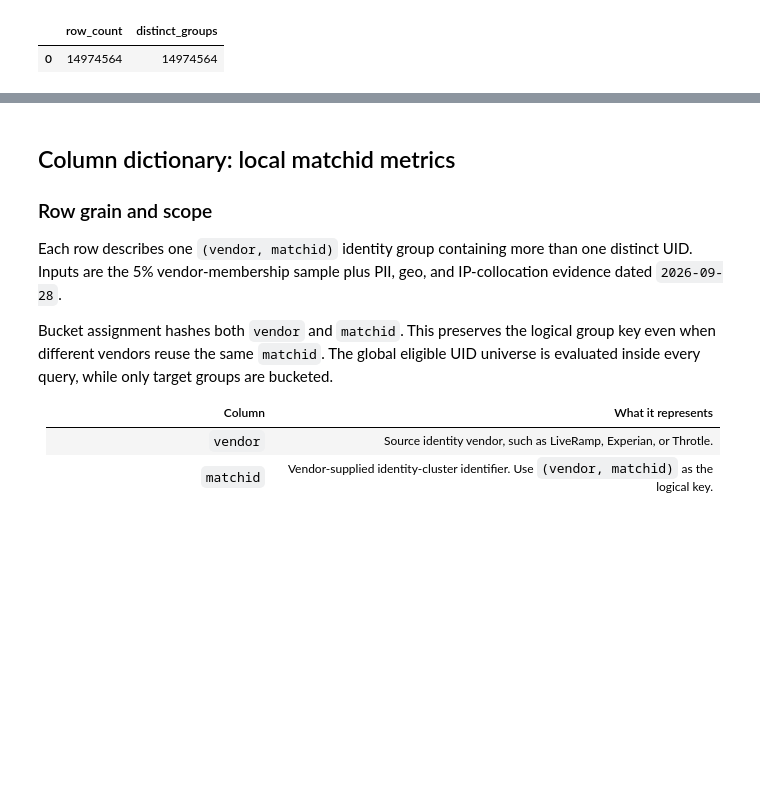
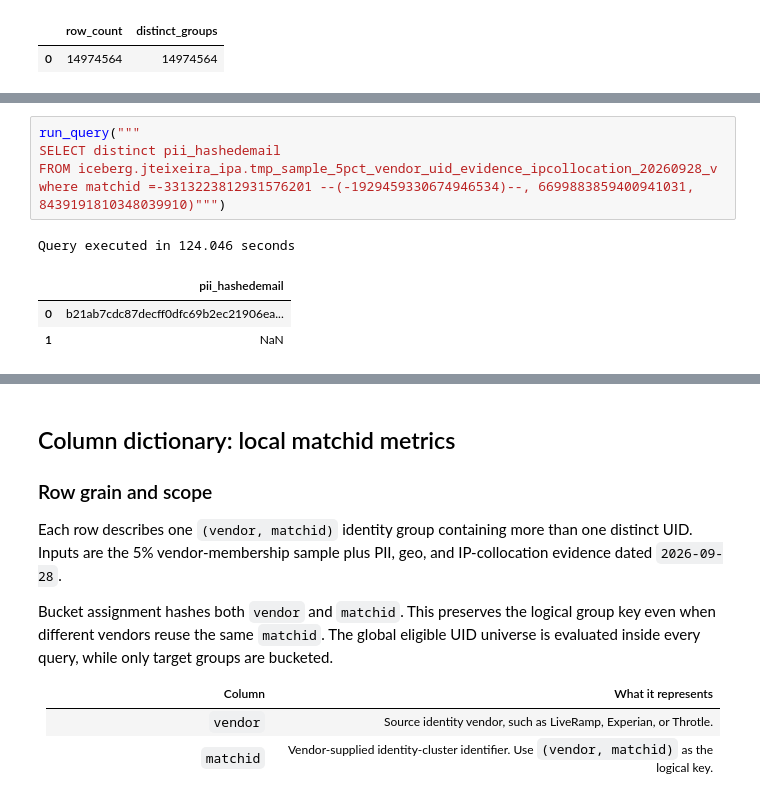
Before and after one commit to pp-jteixeira/nscreen-identity-resolution, a Jupyter notebook: vendor_quality_measurement/vendor_cookie_crossvalidation.ipynb, the cells around one changed output, grey strips where cells are left out. Saved outputs shown, nothing was run; the diff lists cells and outputs as text; blank space fills up the shorter version.

```diff
--- a/vendor_quality_measurement/vendor_cookie_crossvalidation.ipynb
+++ b/vendor_quality_measurement/vendor_cookie_crossvalidation.ipynb
@@ -989,0 +935,10 @@ where n_npi>=10 limit 100"""
+# %%
+run_query("""
+SELECT distinct pii_hashedemail
+FROM iceberg.jteixeira_ipa.tmp_sample_5pct_vendor_uid_evidence_ipcollocation_20260928_v
+where matchid =-3313223812931576201 --(-1929459330674946534)--, 6699883859400941031, 8439191810348039910)""")
+# %% [output]
+Query executed in 124.046 seconds
+|  | pii_hashedemail |
+| 0 | b21ab7cdc87decff0dfc69b2ec21906ea... |
+| 1 | NaN |
```
Also changed, not shown: parts of 8 cells of this notebook.
